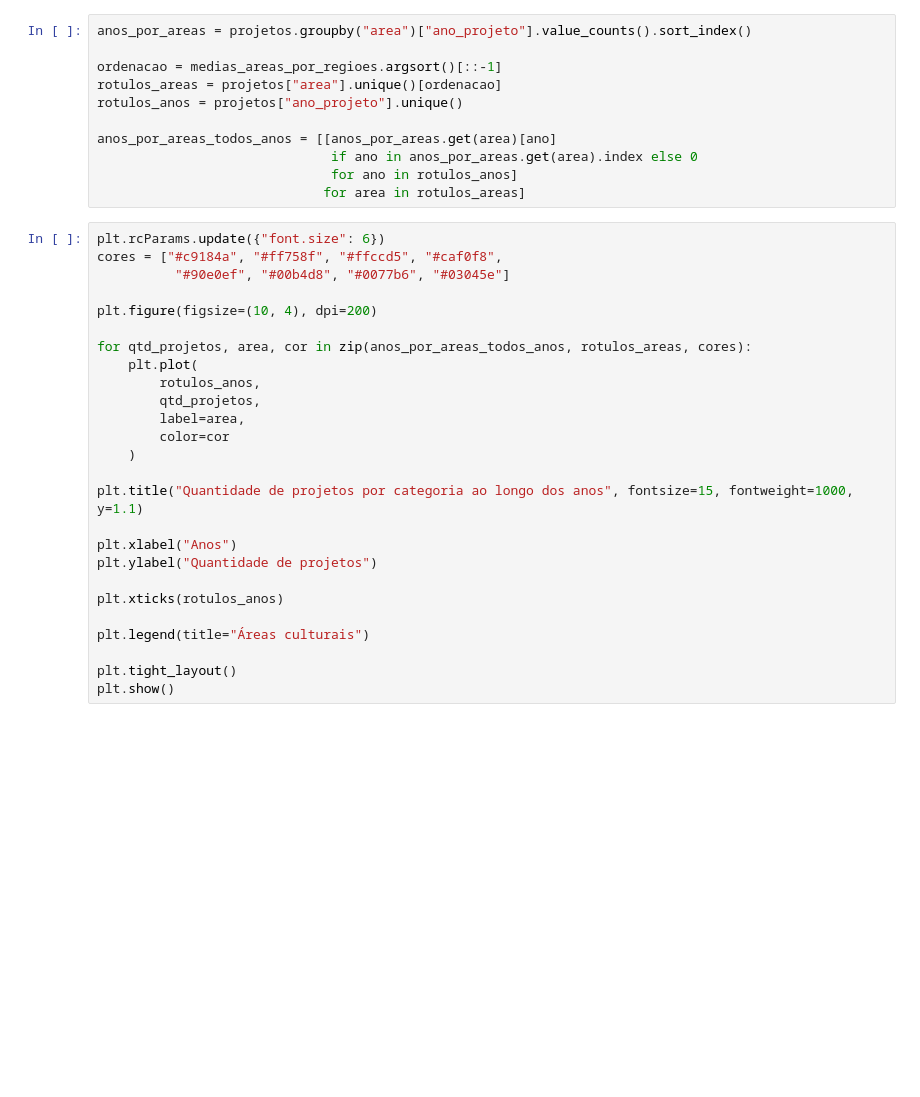
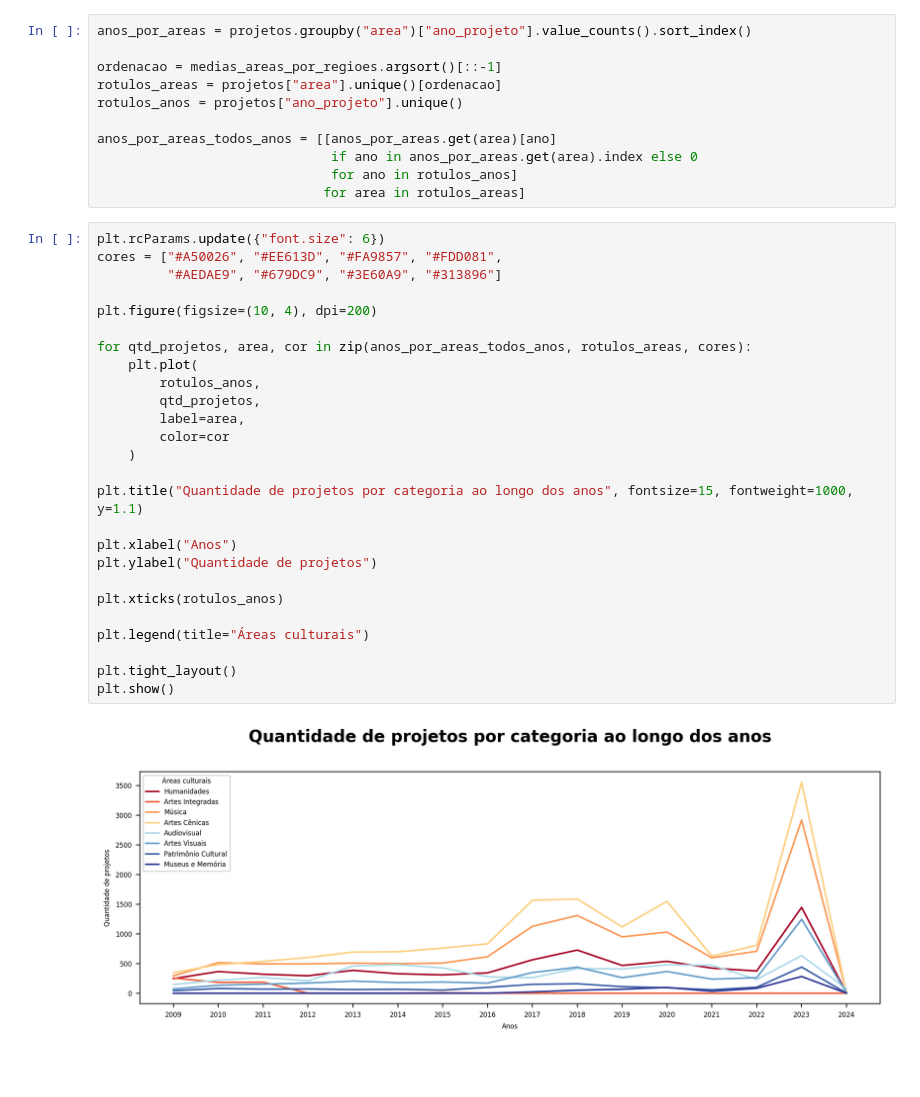
Before and after one commit to lorenaaxbastos/santander-coders-projects, a Jupyter notebook: Unit 2 - Programming Techniques I (PY)/Projeto EDA - Análise do Dataset da Lei Rouanet.ipynb, the cells around one changed output. Drawn from its saved outputs; the diff is of its cells as text; blank space fills up the shorter version.

```diff
--- a/Unit 2 - Programming Techniques I (PY)/Projeto EDA - Análise do Dataset da Lei Rouanet.ipynb
+++ b/Unit 2 - Programming Techniques I (PY)/Projeto EDA - Análise do Dataset da Lei Rouanet.ipynb
@@ -358,30 +386,32 @@ anos_por_areas_todos_anos = [[anos_por_areas.get(area)[ano]
                              for area in rotulos_areas]
 # %%
 plt.rcParams.update({"font.size": 6})
-cores = ["#c9184a", "#ff758f", "#ffccd5", "#caf0f8",
-          "#90e0ef", "#00b4d8", "#0077b6", "#03045e"]
+cores = ["#A50026", "#EE613D", "#FA9857", "#FDD081",
+         "#AEDAE9", "#679DC9", "#3E60A9", "#313896"]
 
 plt.figure(figsize=(10, 4), dpi=200)
 
 for qtd_projetos, area, cor in zip(anos_por_areas_todos_anos, rotulos_areas, cores):
     plt.plot(
         rotulos_anos,
         qtd_projetos,
         label=area,
         color=cor
     )
 
 plt.title("Quantidade de projetos por categoria ao longo dos anos", fontsize=15, fontweight=1000, y=1.1)
 
 plt.xlabel("Anos")
 plt.ylabel("Quantidade de projetos")
 
 plt.xticks(rotulos_anos)
 
 plt.legend(title="Áreas culturais")
 
 plt.tight_layout()
 plt.show()
+# %% [output]
+[figure, added]
 # %% [markdown]
 #####
 # %% [markdown]
```
Also changed, not shown: parts of 21 cells of this notebook.
